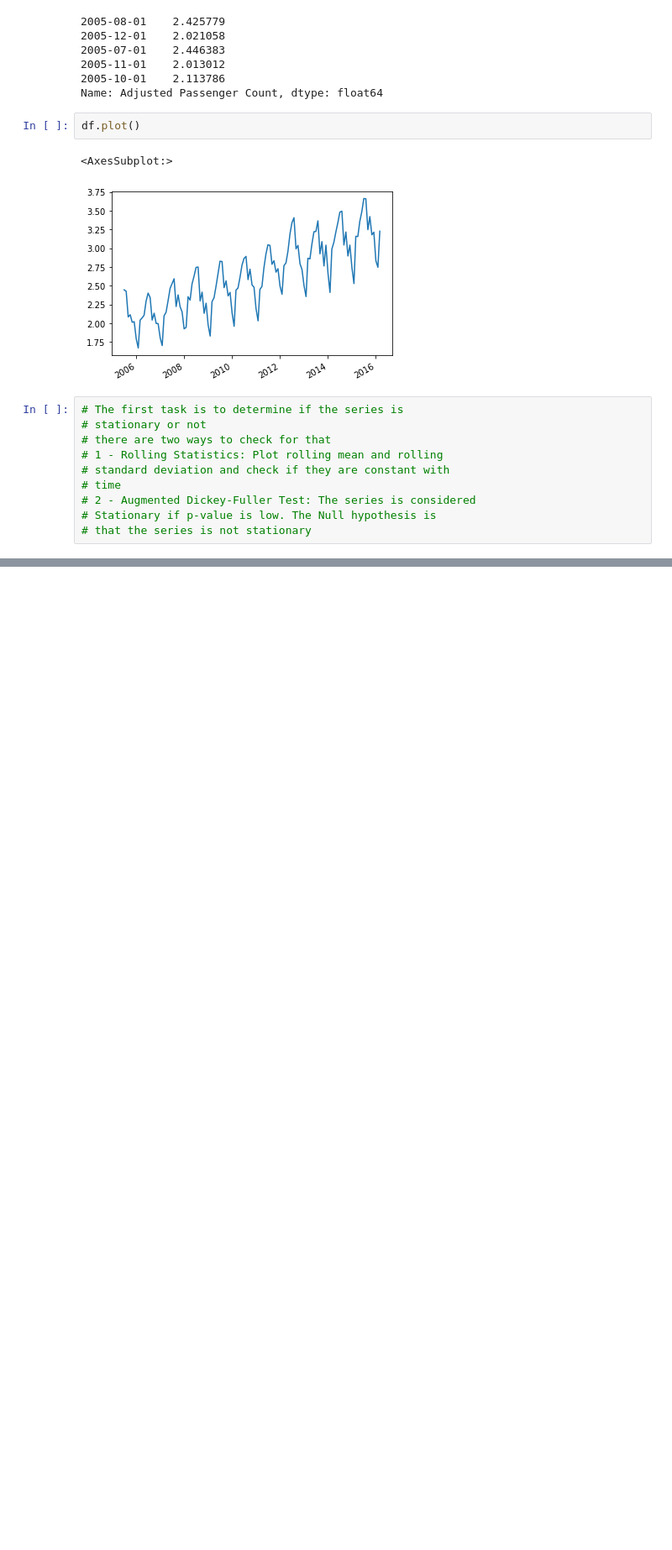
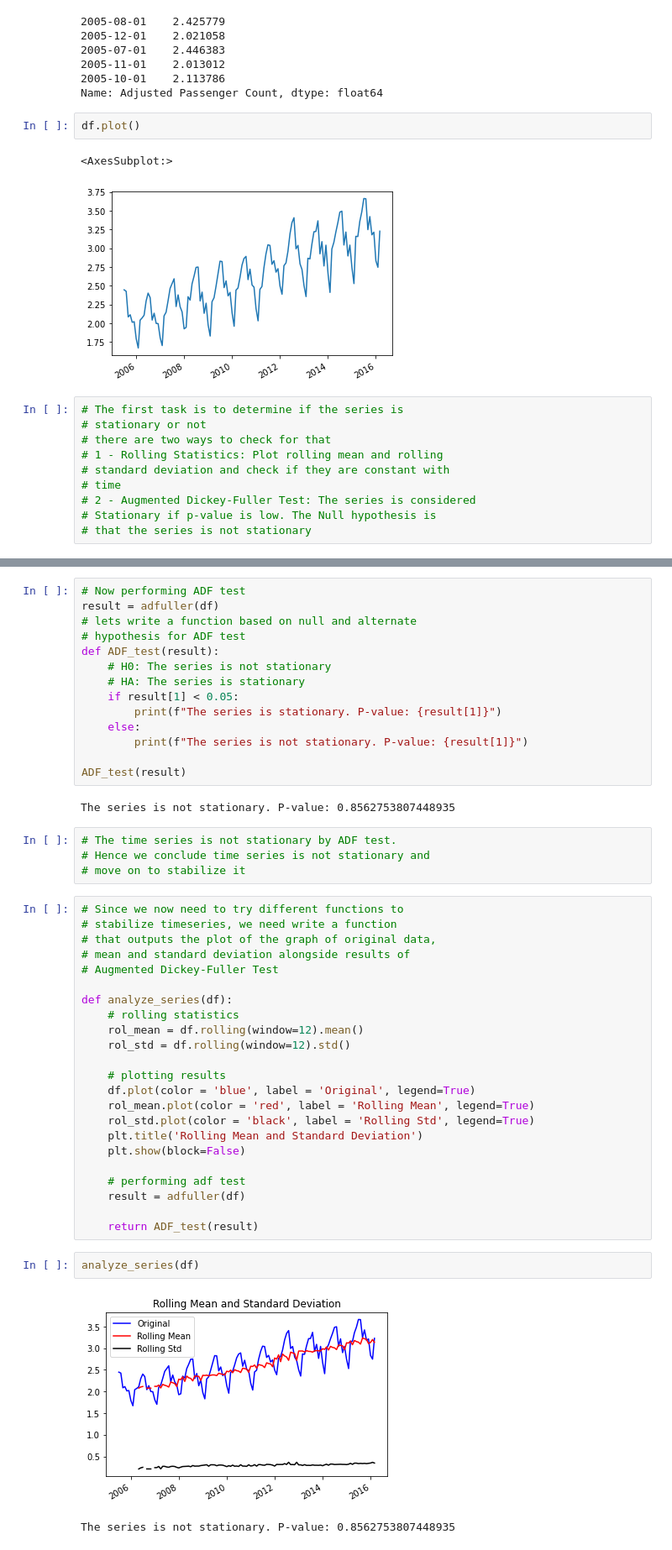
Before and after one commit to usamatrq94/time-series-models, a Jupyter notebook: ARIMA-model-tuning.ipynb, the cells around one changed output, grey strips where cells are left out. Shown at 84% size. Drawn from its saved outputs; the diff is of its cells as text; blank space fills up the shorter version.

```diff
--- a/ARIMA-model-tuning.ipynb
+++ b/ARIMA-model-tuning.ipynb
@@ -81,0 +98,48 @@ df.plot()
+# %%
+# Now performing ADF test
+result = adfuller(df)
+# lets write a function based on null and alternate
+# hypothesis for ADF test
+def ADF_test(result):
+    # H0: The series is not stationary
+    # HA: The series is stationary
+    if result[1] < 0.05:
+        print(f"The series is stationary. P-value: {result[1]}")
+    else:
+        print(f"The series is not stationary. P-value: {result[1]}")
+
+ADF_test(result)
+# %% [output]
+The series is not stationary. P-value: 0.8562753807448935
+# %%
+# The time series is not stationary by ADF test.
+# Hence we conclude time series is not stationary and
+# move on to stabilize it
+# %%
+# Since we now need to try different functions to
+# stabilize timeseries, we need write a function
+# that outputs the plot of the graph of original data,
+# mean and standard deviation alongside results of
+# Augmented Dickey-Fuller Test
+
+def analyze_series(df):
+    # rolling statistics
+    rol_mean = df.rolling(window=12).mean()
+    rol_std = df.rolling(window=12).std()
+
+    # plotting results
+    df.plot(color = 'blue', label = 'Original', legend=True)
+    rol_mean.plot(color = 'red', label = 'Rolling Mean', legend=True)
+    rol_std.plot(color = 'black', label = 'Rolling Std', legend=True)
+    plt.title('Rolling Mean and Standard Deviation')
+    plt.show(block=False)
+
+    # performing adf test
+    result = adfuller(df)
+
+    return ADF_test(result)
+# %%
+analyze_series(df)
+# %% [output]
+[figure, added]
+The series is not stationary. P-value: 0.8562753807448935
```
Also changed, not shown: parts of 7 cells of this notebook.
